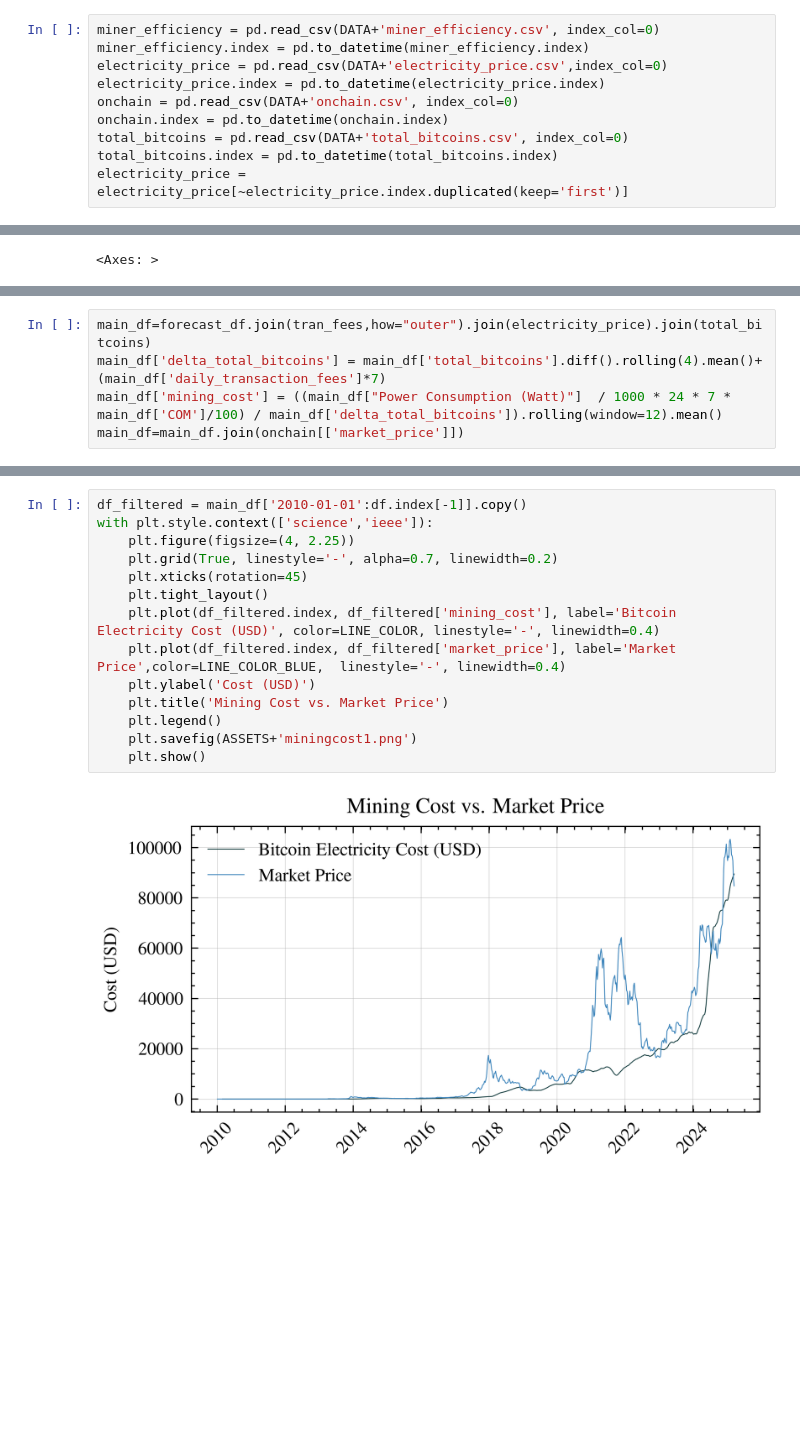
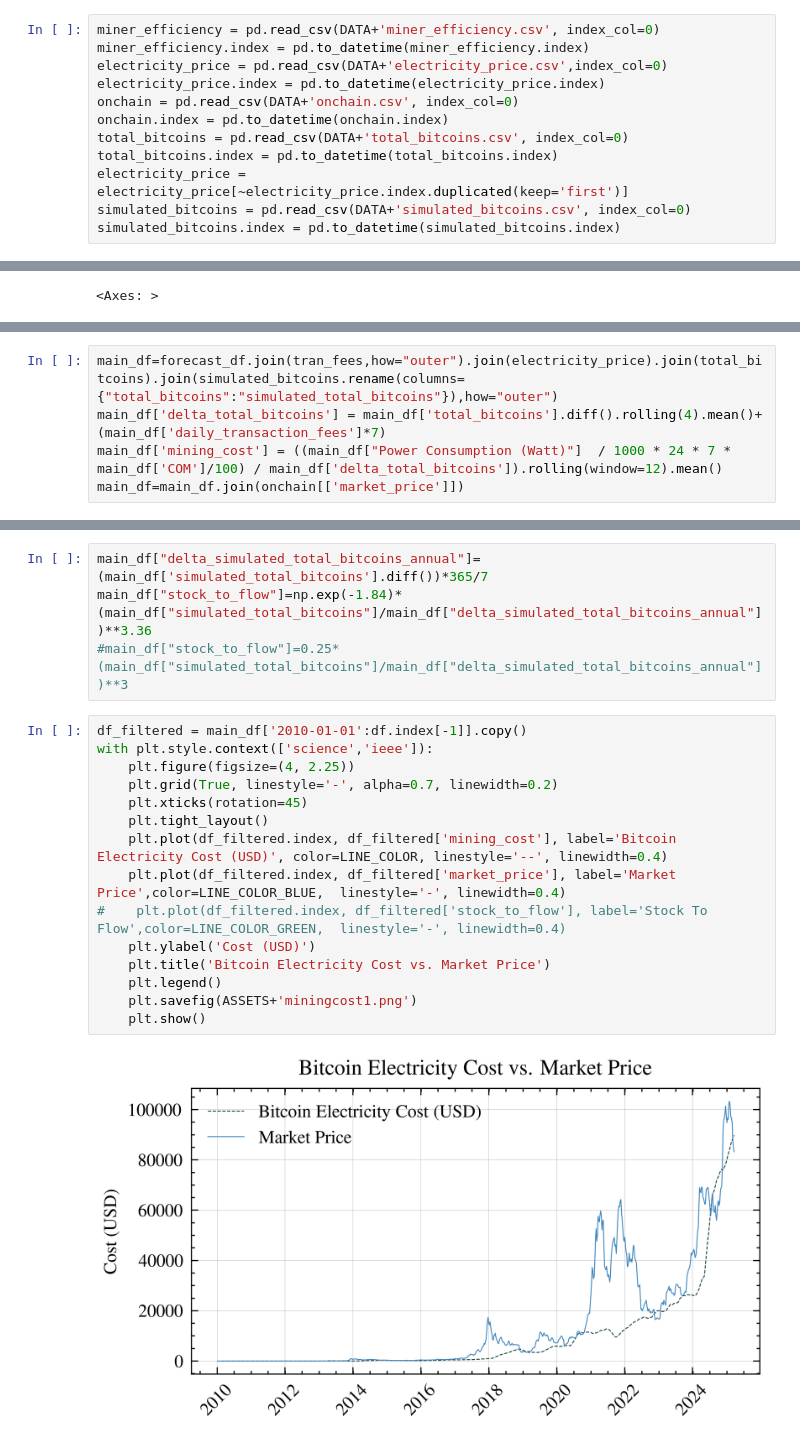
Before and after one commit to EnergyCostModel/model, a Jupyter notebook: python/fundamental.ipynb, the cells around one changed output, grey strips where cells are left out. Saved outputs shown, nothing was run; the diff lists cells and outputs as text; blank space fills up the shorter version.

```diff
--- a/python/fundamental.ipynb
+++ b/python/fundamental.ipynb
@@ -24,6 +25,8 @@ onchain.index = pd.to_datetime(onchain.index)
 total_bitcoins = pd.read_csv(DATA+'total_bitcoins.csv', index_col=0)
 total_bitcoins.index = pd.to_datetime(total_bitcoins.index)
 electricity_price = electricity_price[~electricity_price.index.duplicated(keep='first')]
+simulated_bitcoins = pd.read_csv(DATA+'simulated_bitcoins.csv', index_col=0)
+simulated_bitcoins.index = pd.to_datetime(simulated_bitcoins.index)
 # %%
 efficiency_df=miner_efficiency[["Efficiency (J/TH)"]]
 last_efficiency = miner_efficiency['Efficiency (J/TH)'].iloc[-1]
@@ -234,5 +237,5 @@ with plt.style.context(['science','ieee']):
 # %%
-main_df=forecast_df.join(tran_fees,how="outer").join(electricity_price).join(total_bitcoins)
+main_df=forecast_df.join(tran_fees,how="outer").join(electricity_price).join(total_bitcoins).join(simulated_bitcoins.rename(columns={"total_bitcoins":"simulated_total_bitcoins"}),how="outer")
 main_df['delta_total_bitcoins'] = main_df['total_bitcoins'].diff().rolling(4).mean()+(main_df['daily_transaction_fees']*7)
 main_df['mining_cost'] = ((main_df["Power Consumption (Watt)"]  / 1000 * 24 * 7 * main_df['COM']/100) / main_df['delta_total_bitcoins']).rolling(window=12).mean()
 main_df=main_df.join(onchain[['market_price']])
@@ -249,19 +242,24 @@ plt.show()
+# %%
+main_df["delta_simulated_total_bitcoins_annual"]=(main_df['simulated_total_bitcoins'].diff())*365/7
+main_df["stock_to_flow"]=np.exp(-1.84)*(main_df["simulated_total_bitcoins"]/main_df["delta_simulated_total_bitcoins_annual"])**3.36
+#main_df["stock_to_flow"]=0.25*(main_df["simulated_total_bitcoins"]/main_df["delta_simulated_total_bitcoins_annual"])**3
 # %%
 df_filtered = main_df['2010-01-01':df.index[-1]].copy()
 with plt.style.context(['science','ieee']):
     plt.figure(figsize=(4, 2.25))
     plt.grid(True, linestyle='-', alpha=0.7, linewidth=0.2)
     plt.xticks(rotation=45)
     plt.tight_layout()
-    plt.plot(df_filtered.index, df_filtered['mining_cost'], label='Bitcoin Electricity Cost (USD)', color=LINE_COLOR, linestyle='-', linewidth=0.4)
+    plt.plot(df_filtered.index, df_filtered['mining_cost'], label='Bitcoin Electricity Cost (USD)', color=LINE_COLOR, linestyle='--', linewidth=0.4)
     plt.plot(df_filtered.index, df_filtered['market_price'], label='Market Price',color=LINE_COLOR_BLUE,  linestyle='-', linewidth=0.4)
+#    plt.plot(df_filtered.index, df_filtered['stock_to_flow'], label='Stock To Flow',color=LINE_COLOR_GREEN,  linestyle='-', linewidth=0.4)
     plt.ylabel('Cost (USD)')
-    plt.title('Mining Cost vs. Market Price')
+    plt.title('Bitcoin Electricity Cost vs. Market Price')
     plt.legend()
     plt.savefig(ASSETS+'miningcost1.png')
     plt.show()
 # %% [output]
-[figure, old version]
+[figure, new version]
 # %%
 df_filtered = main_df['2010-01-01':df.index[-1]].copy()
 with plt.style.context(['science','ieee']):
```
Also changed, not shown: parts of 14 cells of this notebook, 22 other files.
